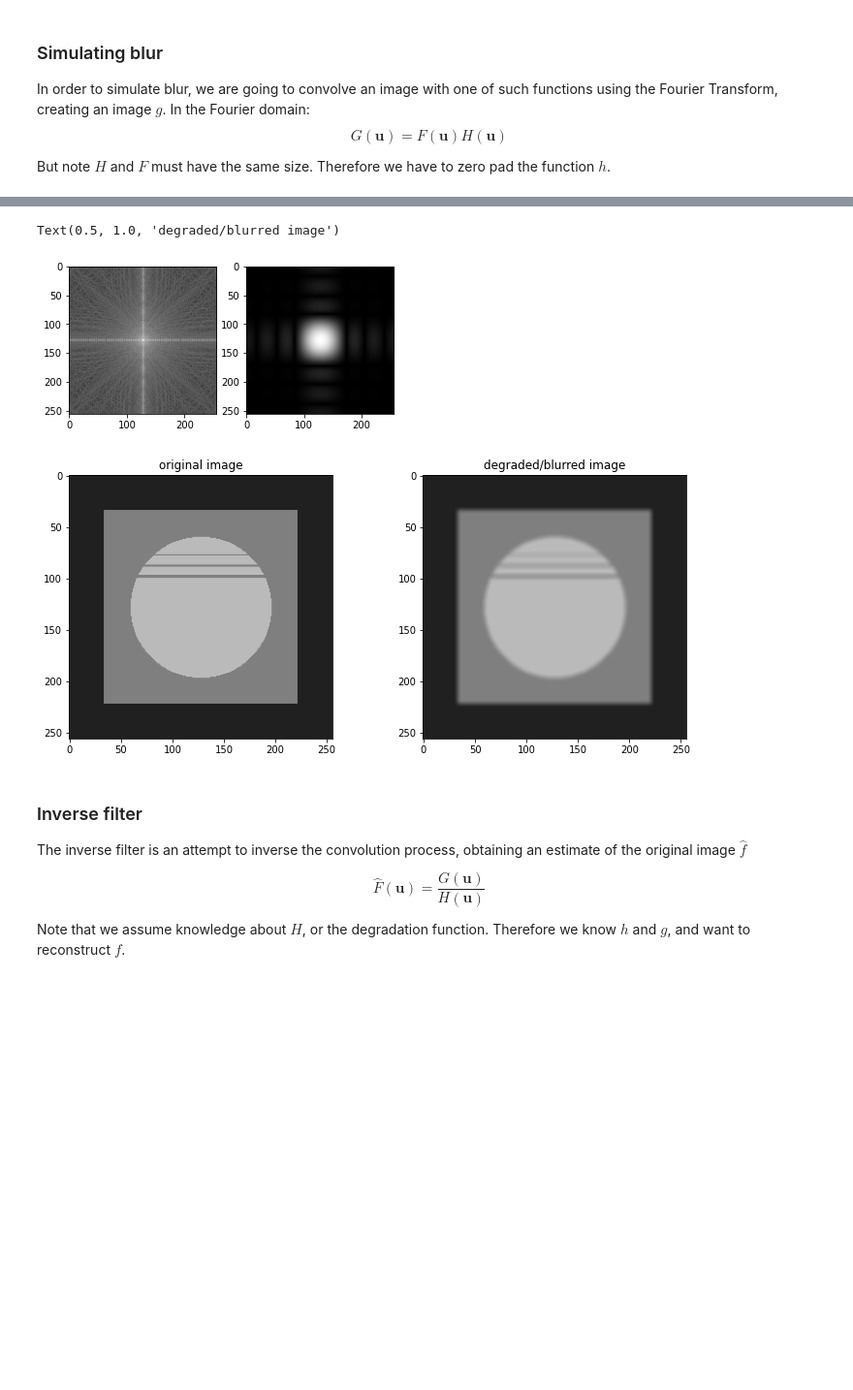
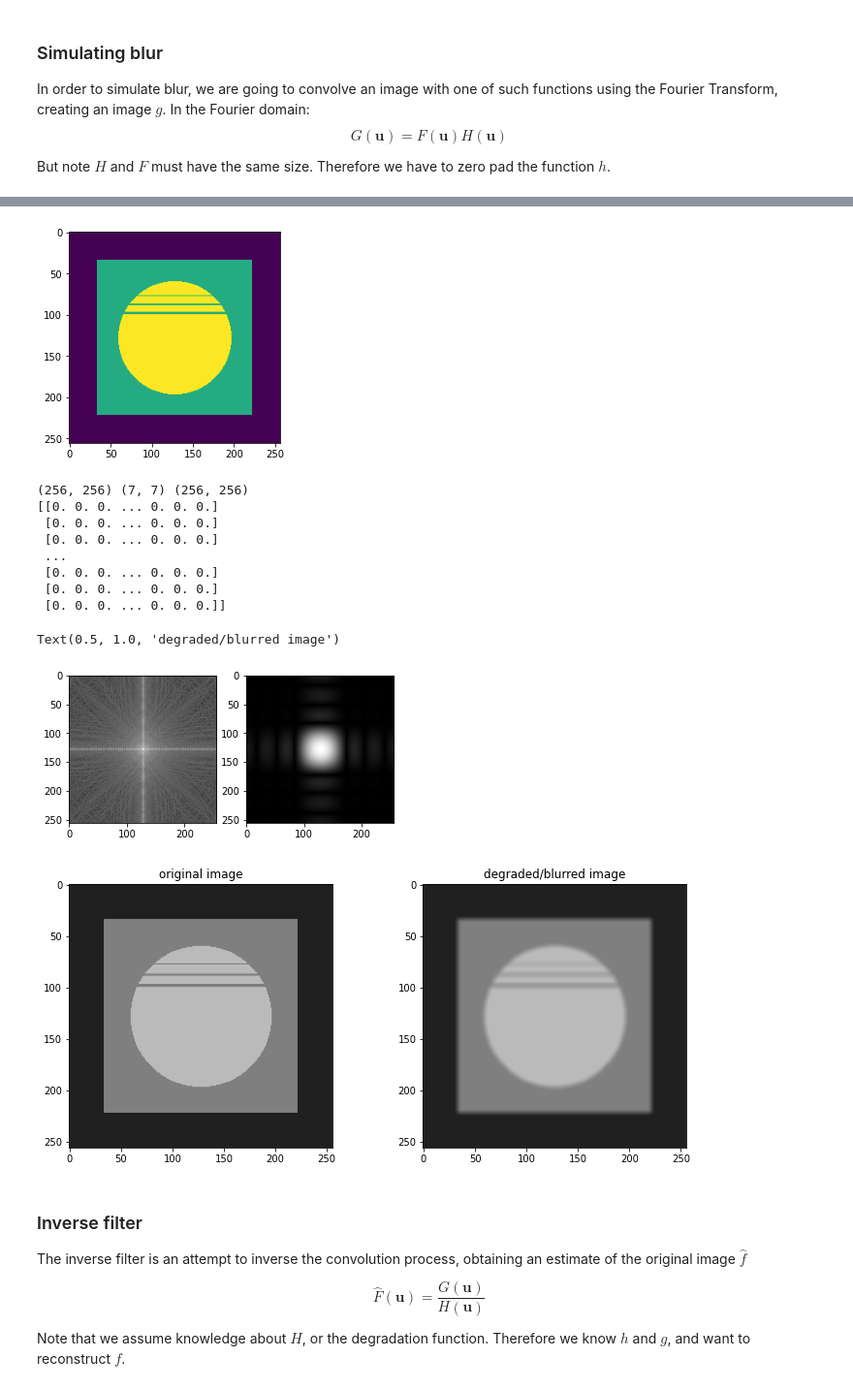
Before and after one commit to Tran-Thu-Le/imageprocessing_course_icmc, a Jupyter notebook: TTL_05b_restoration_deconvolution.ipynb, the cells around one changed output, grey strips where cells are left out. Shown at 97% size. Saved outputs shown, nothing was run; the diff lists cells and outputs as text; code cells hidden in the pictures; blank space fills up the shorter version.

```diff
--- a/TTL_05b_restoration_deconvolution.ipynb
+++ b/TTL_05b_restoration_deconvolution.ipynb
@@ -85,36 +96,51 @@ But note $H$ and $F$ must have the same size. Therefore we have to zero pad the
 # %%
-f = imageio.imread("images/pattern2.png")
+folder = "imageprocessing_course_icmc/"
+f = imageio.imread(folder+"images/pattern2.png")
 h = gaussian_filter(k=7, sigma=2.5)
 
 # computing the number of padding on one side
 a = int(f.shape[0]//2 - h.shape[0]//2)
 h_pad = np.pad(h, (a,a-1), 'constant', constant_values=(0))
+
+# plt.imshow(f)
+# plt.show()
+# print(f.shape, h.shape, h_pad.shape)
+# print(h_pad)
 
 # computing the Fourier transforms
 F = fftn(f)
 H = fftn(h_pad)
 
 plt.subplot(121)
 plt.imshow(fftshift(np.log(np.abs(F)+1)), cmap="gray")
 plt.subplot(122)
 plt.imshow(fftshift(np.log(np.abs(H)+1)), cmap="gray")
 
 # convolution
 G = np.multiply(F,H)
 
 # Inverse Transform
 # - we have to perform FFT shift before reconstructing the image in the space domain
 g = fftshift(ifftn(G).real)
 
 plt.figure(figsize=(12,5))
 plt.subplot(121)
 plt.imshow(f, cmap="gray", vmin=0, vmax=255); plt.title("original image")
 plt.subplot(122)
 plt.imshow(g, cmap="gray", vmin=0, vmax=255); plt.title("degraded/blurred image")
 # %% [output]
+[figure, new version]
-Text(0.5, 1.0, 'degraded/blurred image')
+(256, 256) (7, 7) (256, 256)
+[[0. 0. 0. ... 0. 0. 0.]
+ [0. 0. 0. ... 0. 0. 0.]
+ [0. 0. 0. ... 0. 0. 0.]
+ ...
+ [0. 0. 0. ... 0. 0. 0.]
+ [0. 0. 0. ... 0. 0. 0.]
+ [0. 0. 0. ... 0. 0. 0.]]
-[figure, old version]
+Text(0.5, 1.0, 'degraded/blurred image')
-[figure, old version]
+[figure, new version]
+[figure, added]
 # %% [markdown]
 ### Inverse filter
 
```
Also changed, not shown: parts of 6 cells of this notebook.
